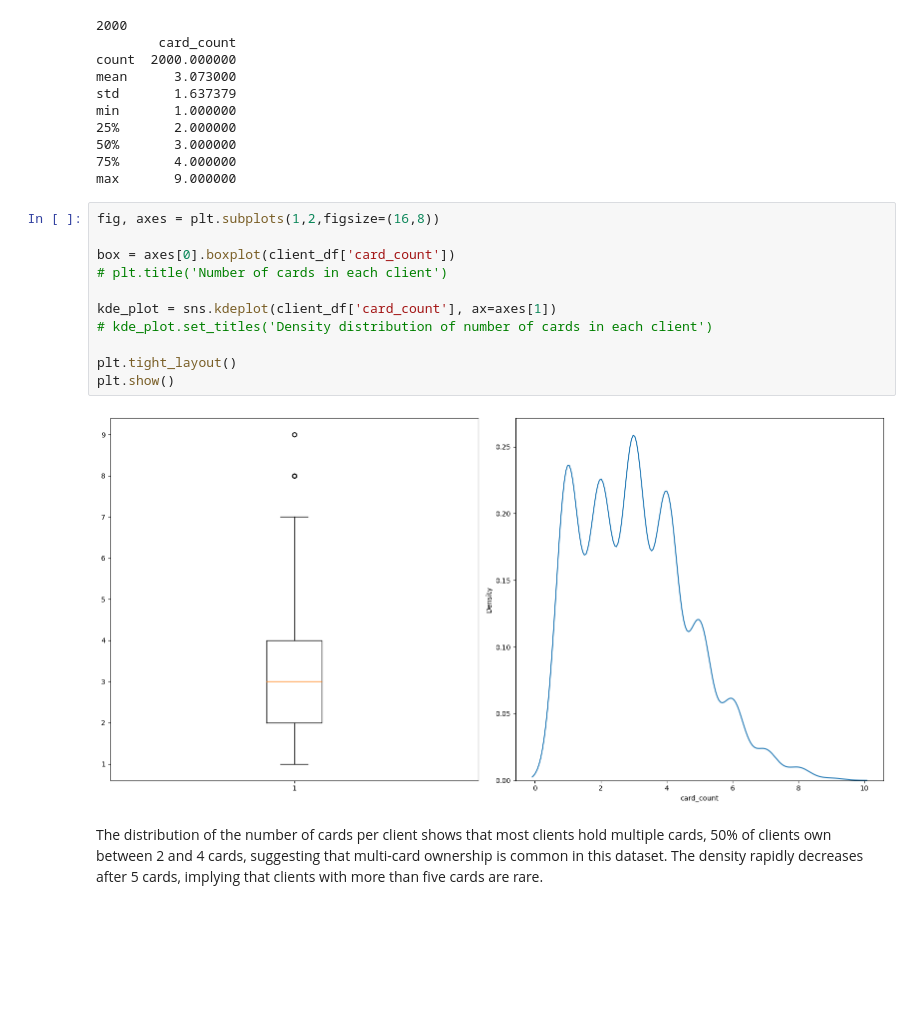
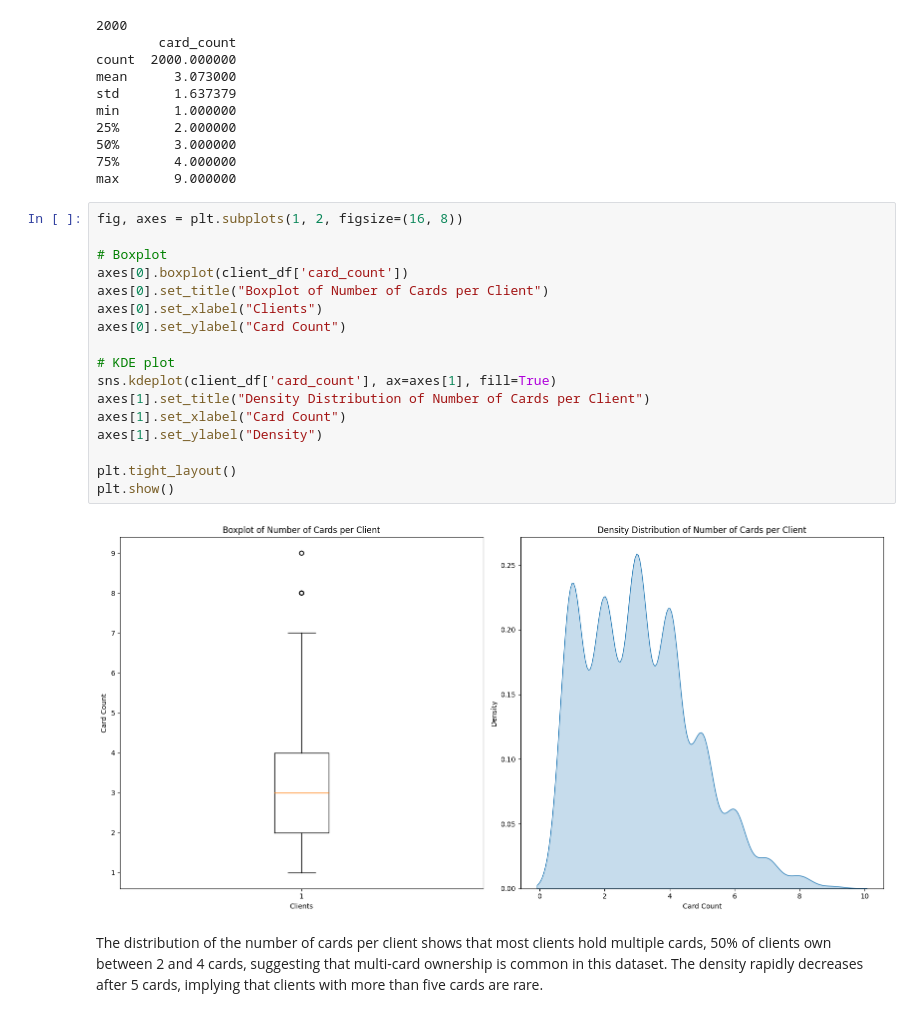
Before and after one commit to hlnetr21354/Financial-Transactions-Analysis, a Jupyter notebook: notebook/transform_data_eda.ipynb, the cells around one changed output. Drawn from its saved outputs; the diff is of its cells as text; blank space fills up the shorter version.

```diff
--- a/notebook/transform_data_eda.ipynb
+++ b/notebook/transform_data_eda.ipynb
@@ -214,18 +218,24 @@ min       1.000000
 75%       4.000000
 max       9.000000
 # %%
-fig, axes = plt.subplots(1,2,figsize=(16,8))
+fig, axes = plt.subplots(1, 2, figsize=(16, 8))
 
-box = axes[0].boxplot(client_df['card_count'])
-# plt.title('Number of cards in each client')
+# Boxplot
+axes[0].boxplot(client_df['card_count'])
+axes[0].set_title("Boxplot of Number of Cards per Client")
+axes[0].set_xlabel("Clients")
+axes[0].set_ylabel("Card Count")
 
-kde_plot = sns.kdeplot(client_df['card_count'], ax=axes[1])
-# kde_plot.set_titles('Density distribution of number of cards in each client')
+# KDE plot
+sns.kdeplot(client_df['card_count'], ax=axes[1], fill=True)
+axes[1].set_title("Density Distribution of Number of Cards per Client")
+axes[1].set_xlabel("Card Count")
+axes[1].set_ylabel("Density")
 
 plt.tight_layout()
 plt.show()
 # %% [output]
-[figure, old version]
+[figure, new version]
 # %% [markdown]
 The distribution of the number of cards per client shows that most clients hold multiple cards, 50% of clients own between 2 and 4 cards, suggesting that multi-card ownership is common in this dataset. The density rapidly decreases after 5 cards, implying that clients with more than five cards are rare.
 # %% [markdown]
```
Also changed, not shown: parts of 4 cells of this notebook, 1 other file.
